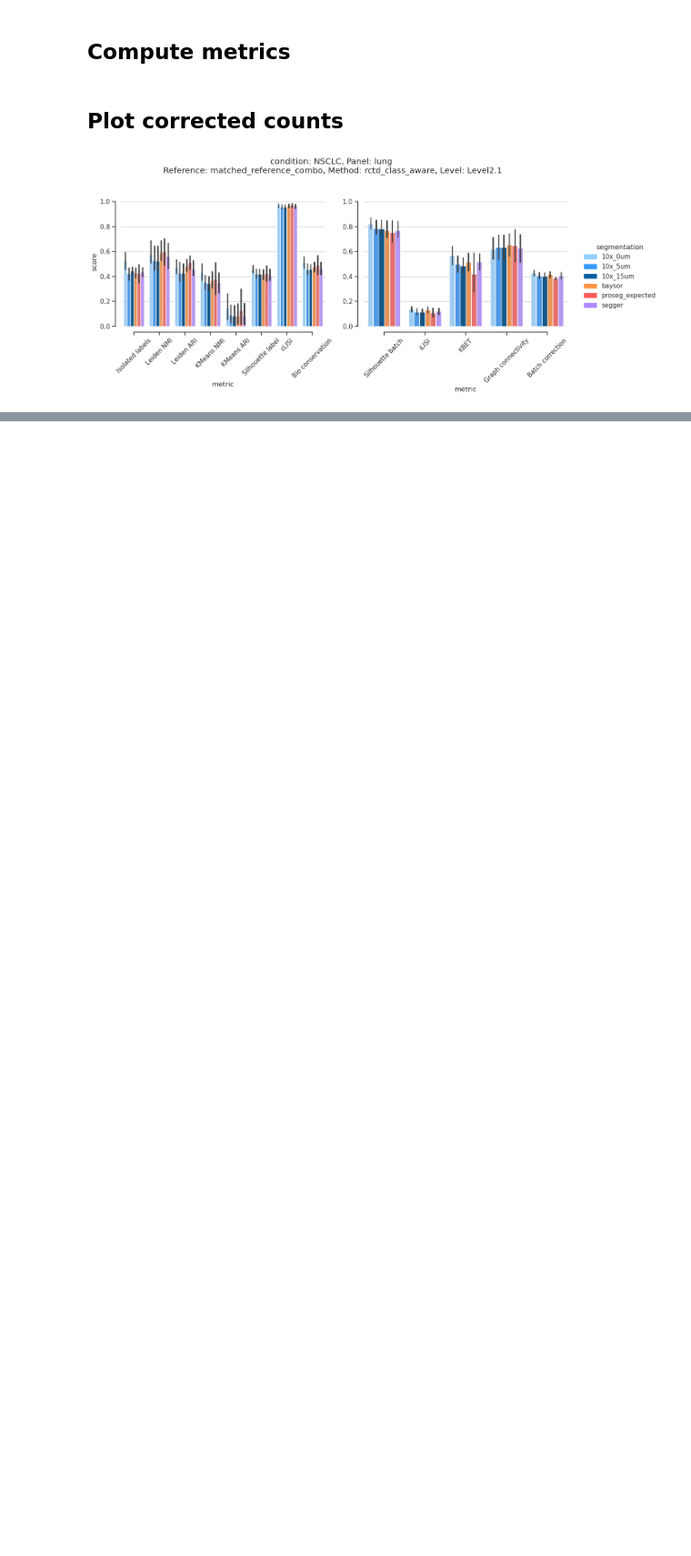
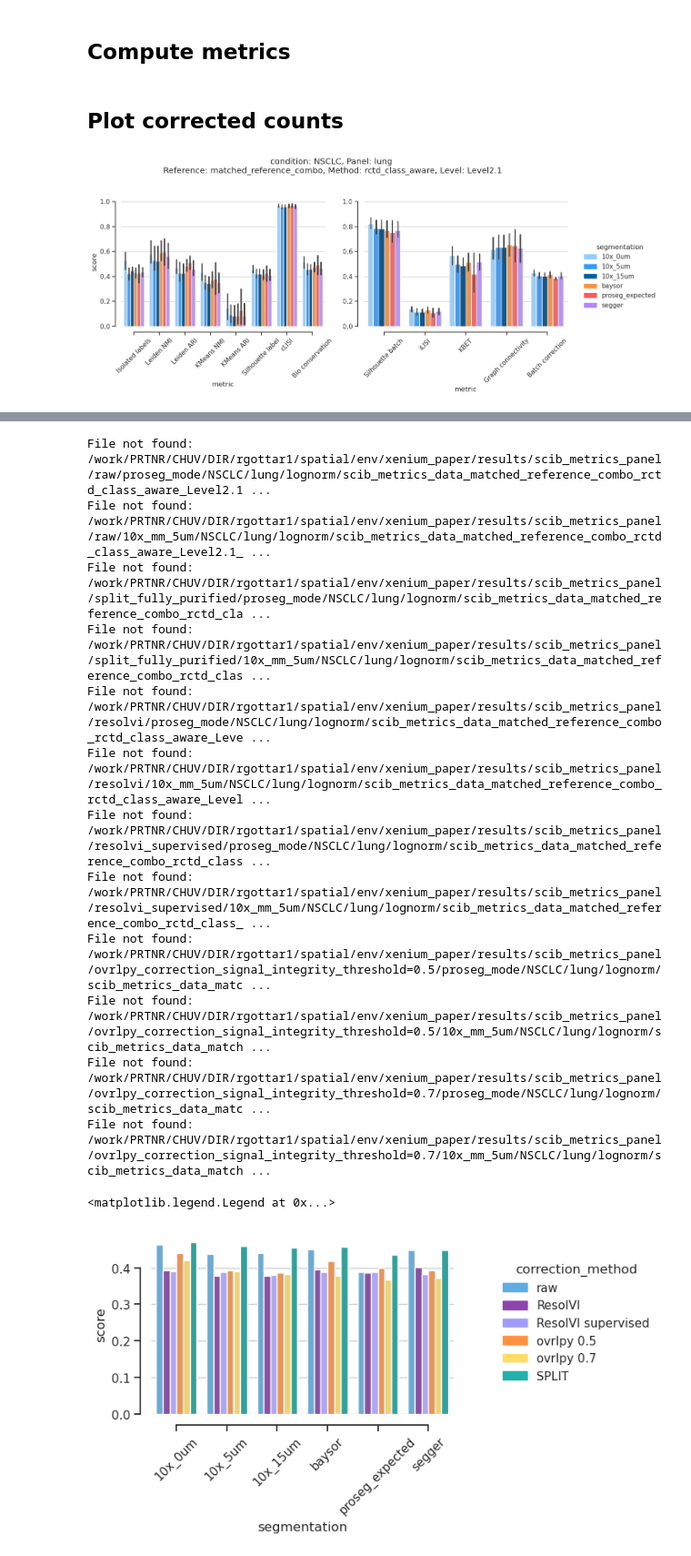
Before and after one commit to bdsc-tds/Bilous2025, a Jupyter notebook: workflow/notebooks/xenium/1-xenium_scib_metrics.ipynb, the cells around one changed output, grey strips where cells are left out. Shown at 91% size. Cells and saved outputs as stored; diff of their text form; code cells hidden in the pictures; blank space fills up the shorter version.

```diff
--- a/workflow/notebooks/xenium/1-xenium_scib_metrics.ipynb
+++ b/workflow/notebooks/xenium/1-xenium_scib_metrics.ipynb
@@ -411,0 +432,76 @@ for score in biocons_metrics+batchcor_metrics:
+# %%
+
+scib_metrics_results_dir = results_dir / "scib_metrics_panel"
+
+# read results
+df = {}
+for correction_method in correction_methods:
+    for segmentation in (segmentations := std_seurat_analysis_dir.iterdir()):
+        k = (segmentation.stem, condition, panel, normalisation)
+        name = "/".join(k)
+        scib_metrics_file = (
+            scib_metrics_results_dir
+            / f"{correction_method}/{name}/scib_metrics_{layer}_{reference}_{method}_{level}_{n_comps=}_{max_n_cells=}.parquet"
+        )
+        if scib_metrics_file.exists():
+            df[correction_method, *k] = pd.read_parquet(scib_metrics_file).squeeze()
+        else:
+            print(f"File not found: {scib_metrics_file}")
+df = pd.concat(df).reset_index()
+df.columns = ["correction_method"] + xenium_levels
+_utils.rename_correction_methods(df)
+
+
+u_segmentations = df["segmentation"].unique()
+order = [h for h in hue_segmentation_order if h in u_segmentations]
+
+# plotting params, palette
+unique_labels = [c for c in hue_correction_order if c in np.unique(df[hue_correction].dropna())]
+unique_labels = unique_labels + [c for c in np.unique(df[hue_correction].dropna()) if c not in unique_labels]
+palette = {u: palette[u] for u in unique_labels}
+legend_handles = [mpatches.Patch(color=color, label=label) for label, color in palette.items()]
+
+# for score in biocons_metrics + batchcor_metrics:
+df_score = df.query("metric == @score")
+
+sns.set(style="ticks")
+f = plt.figure(figsize=(5, 3))
+ax = plt.subplot()
+g = sns.barplot(
+    df_score,
+    x="segmentation",
+    y="score",
+    hue=hue_correction,
+    hue_order=unique_labels,
+    order=order,
+    legend=False,
+    palette=palette,
+    ax=ax,
+)
+
+sns.despine(offset=10, trim=True)
+ax.yaxis.grid(True)
+ax.xaxis.set_tick_params(rotation=45)
+
+f.legend(
+    handles=legend_handles,
+    loc="center left",
+    bbox_to_anchor=(1, 0.5),
+    title=hue,
+    frameon=False,
+)
+# %% [output]
+File not found: /work/PRTNR/CHUV/DIR/rgottar1/spatial/env/xenium_paper/results/scib_metrics_panel/raw/proseg_mode/NSCLC/lung/lognorm/scib_metrics_data_matched_reference_combo_rctd_class_aware_Level2.1 ...
+File not found: /work/PRTNR/CHUV/DIR/rgottar1/spatial/env/xenium_paper/results/scib_metrics_panel/raw/10x_mm_5um/NSCLC/lung/lognorm/scib_metrics_data_matched_reference_combo_rctd_class_aware_Level2.1_ ...
+File not found: /work/PRTNR/CHUV/DIR/rgottar1/spatial/env/xenium_paper/results/scib_metrics_panel/split_fully_purified/proseg_mode/NSCLC/lung/lognorm/scib_metrics_data_matched_reference_combo_rctd_cla ...
+File not found: /work/PRTNR/CHUV/DIR/rgottar1/spatial/env/xenium_paper/results/scib_metrics_panel/split_fully_purified/10x_mm_5um/NSCLC/lung/lognorm/scib_metrics_data_matched_reference_combo_rctd_clas ...
+File not found: /work/PRTNR/CHUV/DIR/rgottar1/spatial/env/xenium_paper/results/scib_metrics_panel/resolvi/proseg_mode/NSCLC/lung/lognorm/scib_metrics_data_matched_reference_combo_rctd_class_aware_Leve ...
+File not found: /work/PRTNR/CHUV/DIR/rgottar1/spatial/env/xenium_paper/results/scib_metrics_panel/resolvi/10x_mm_5um/NSCLC/lung/lognorm/scib_metrics_data_matched_reference_combo_rctd_class_aware_Level ...
+File not found: /work/PRTNR/CHUV/DIR/rgottar1/spatial/env/xenium_paper/results/scib_metrics_panel/resolvi_supervised/proseg_mode/NSCLC/lung/lognorm/scib_metrics_data_matched_reference_combo_rctd_class ...
+File not found: /work/PRTNR/CHUV/DIR/rgottar1/spatial/env/xenium_paper/results/scib_metrics_panel/resolvi_supervised/10x_mm_5um/NSCLC/lung/lognorm/scib_metrics_data_matched_reference_combo_rctd_class_ ...
+File not found: /work/PRTNR/CHUV/DIR/rgottar1/spatial/env/xenium_paper/results/scib_metrics_panel/ovrlpy_correction_signal_integrity_threshold=0.5/proseg_mode/NSCLC/lung/lognorm/scib_metrics_data_matc ...
+File not found: /work/PRTNR/CHUV/DIR/rgottar1/spatial/env/xenium_paper/results/scib_metrics_panel/ovrlpy_correction_signal_integrity_threshold=0.5/10x_mm_5um/NSCLC/lung/lognorm/scib_metrics_data_match ...
+File not found: /work/PRTNR/CHUV/DIR/rgottar1/spatial/env/xenium_paper/results/scib_metrics_panel/ovrlpy_correction_signal_integrity_threshold=0.7/proseg_mode/NSCLC/lung/lognorm/scib_metrics_data_matc ...
+File not found: /work/PRTNR/CHUV/DIR/rgottar1/spatial/env/xenium_paper/results/scib_metrics_panel/ovrlpy_correction_signal_integrity_threshold=0.7/10x_mm_5um/NSCLC/lung/lognorm/scib_metrics_data_match ...
+<matplotlib.legend.Legend at 0x...>
+[figure, added]
```
Also changed, not shown: parts of 2 cells of this notebook, 22 other files.
